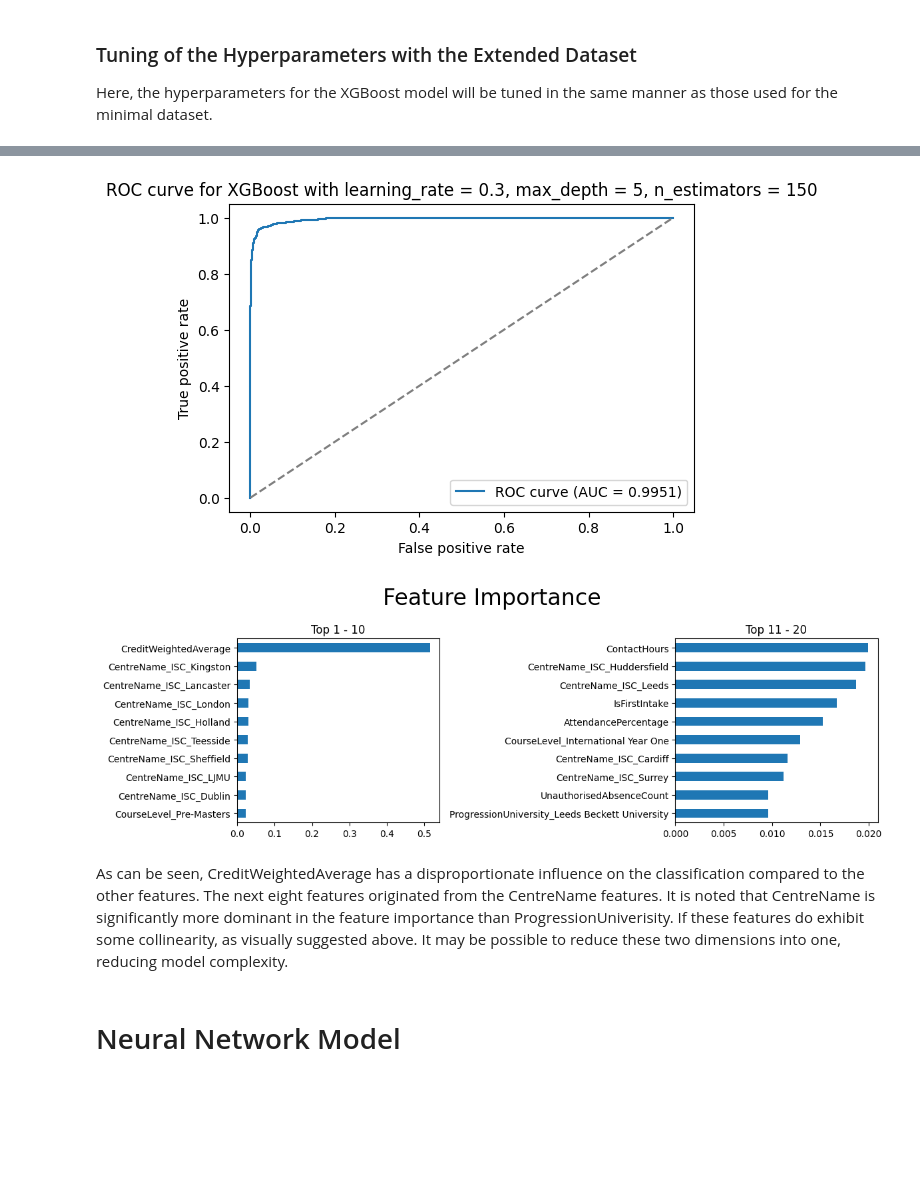
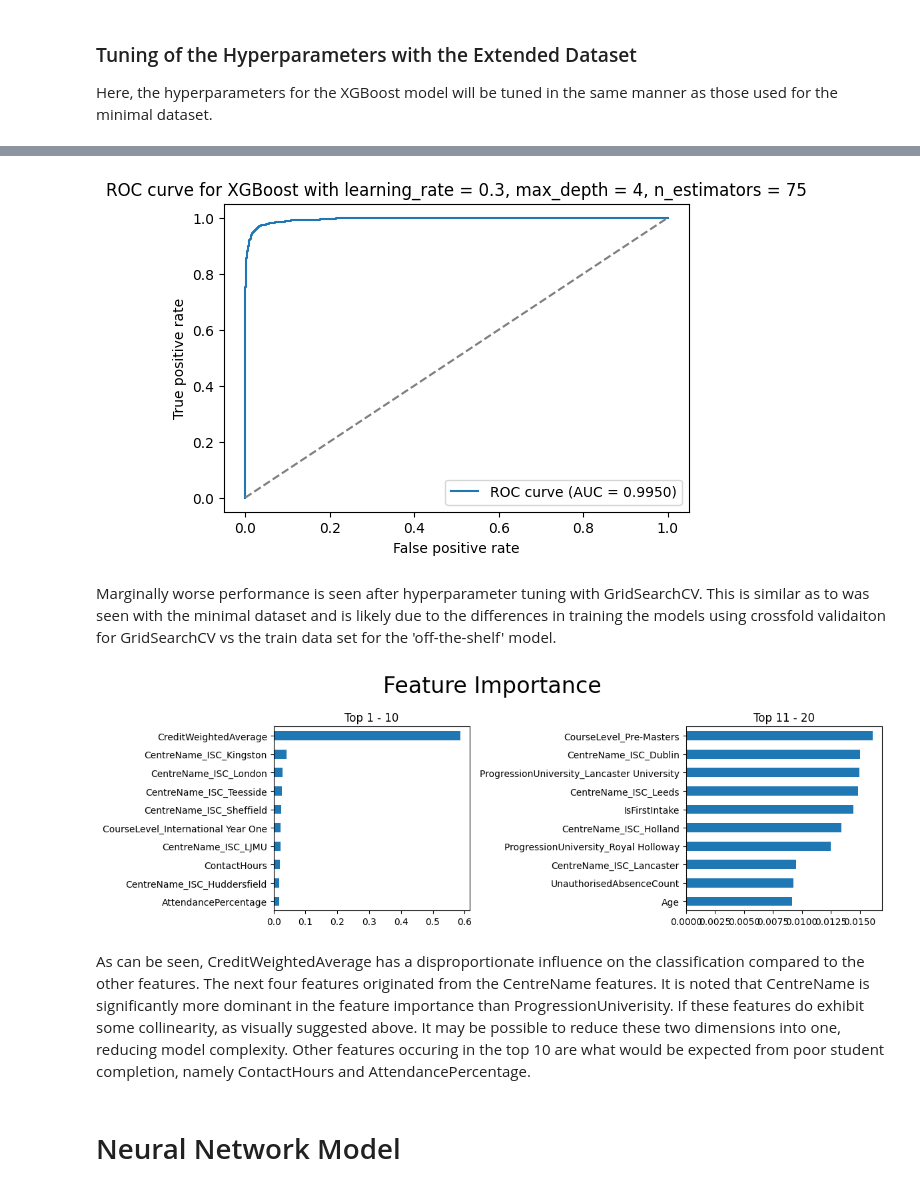
Before and after one commit to alex-mcintosh/Supervised-Learning-for-Student-Dropout, a Jupyter notebook: Applying_supervised_learning_to_predict_student_dropout_rate.ipynb, the cells around one changed output, grey strips where cells are left out. Cells and saved outputs as stored; diff of their text form; code cells hidden in the pictures; blank space fills up the shorter version.

```diff
--- a/Applying_supervised_learning_to_predict_student_dropout_rate.ipynb
+++ b/Applying_supervised_learning_to_predict_student_dropout_rate.ipynb
@@ -941,0 +703,23 @@ weighted avg     0.9809    0.9811    0.9810      4971
+# %%
+# Define the hyperparameter grid
+param_grid = {
+    'max_depth': [3, 4, 5, 6, 7, 8,],
+    'learning_rate': [0.3, 0.2, 0.1],
+    'n_estimators': [10, 25, 50, 75, 100]
+}
+
+# Create the GridSearchCV object
+grid_search = GridSearchCV(xgb_model, param_grid, cv=9, scoring='f1')
+
+# Fit the GridSearchCV object to the training data
+grid_search.fit(X_train1, y_train1)
+
+
+# Print the best set of hyperparameters and the corresponding score
+print("Best set of hyperparameters: ", grid_search.best_params_)
+print("Best score: ", grid_search.best_score_)
+
+# Model evaluation
+predictions = grid_search.predict(X_test1)
+# Plot confustion matrix and performance metrics
+model_comparison = performance_metric(y_test2, predictions, "XGBoost Model Extended Dataset with Tuning", model_comparison)
@@ -942,26 +743,30 @@ weighted avg     0.9809    0.9811    0.9810      4971
 # %%
 # Predict the probabilities of the positive class on the test set.
-y_proba = best_model.predict_proba(X_test1)[:, 1]
-
-ROC_AUC(y_proba,
-        y_test2,
-        f"ROC curve for XGBoost with learning_rate = 0.3, max_depth = 5, n_estimators = 150")
+y_proba = grid_search.predict_proba(X_test1)[:, 1]
+# Add AUC data to model comparison dataset
+model_comparison.iloc[-1, model_comparison.columns.get_loc('AUC')]  = [roc_auc_score(y_test1, y_proba)]
+# Plot ROC curve and AUC
+ROC_AUC(y_proba, y_test1, f"ROC curve for XGBoost with learning_rate = {grid_search.best_params_['learning_rate']}, "
+        f"max_depth = {grid_search.best_params_['max_depth']}, "
+        f"n_estimators = {grid_search.best_params_['n_estimators']}")
 # %% [output]
-[figure, old version]
+[figure, new version]
+# %% [markdown]
+Marginally worse performance is seen after hyperparameter tuning with GridSearchCV. This is similar as to was seen with the minimal dataset and is likely due to the differences in training the models using crossfold validaiton for GridSearchCV vs the train data set for the 'off-the-shelf' model.
 # %%
-feature_importance = pd.Series(best_model.feature_importances_,
+feature_importance = pd.Series(grid_search.best_estimator_.feature_importances_,
                                index=X_train1.columns).sort_values()
 
 fig, axes = plt.subplots(1, 2, figsize=(12, 4))
-feature_importance.iloc[-10:].plot.barh(ax=axes[0], title='Top 1 - 10')
-feature_importance.iloc[-20:-10].plot.barh(ax=axes[1], title='Top 11 - 20')
+feature_importance.iloc[-10:].plot.barh(ax=axes[0], title = 'Top 1 - 10')
+feature_importance.iloc[-20:-10].plot.barh(ax=axes[1], title = 'Top 11 - 20')
 fig.suptitle('Feature Importance', fontsize=24)
 fig.tight_layout()
 plt.show()
 # %% [output]
-[figure, old version]
+[figure, new version]
 # %% [markdown]
-As can be seen, CreditWeightedAverage has a disproportionate influence on the classification compared to the other features. The next eight features originated from the CentreName features. It is noted that CentreName is significantly more dominant in the feature importance than ProgressionUniverisity. If these features do exhibit some collinearity, as visually suggested above. It may be possible to reduce these two dimensions into one, reducing model complexity.
+As can be seen, CreditWeightedAverage has a disproportionate influence on the classification compared to the other features. The next four features originated from the CentreName features. It is noted that CentreName is significantly more dominant in the feature importance than ProgressionUniverisity. If these features do exhibit some collinearity, as visually suggested above. It may be possible to reduce these two dimensions into one, reducing model complexity. Other features occuring in the top 10 are what would be expected from poor student completion, namely ContactHours and AttendancePercentage.
 # %% [markdown]
 # Neural Network Model
 # %% [markdown]
```
Also changed, not shown: parts of 63 cells of this notebook.
